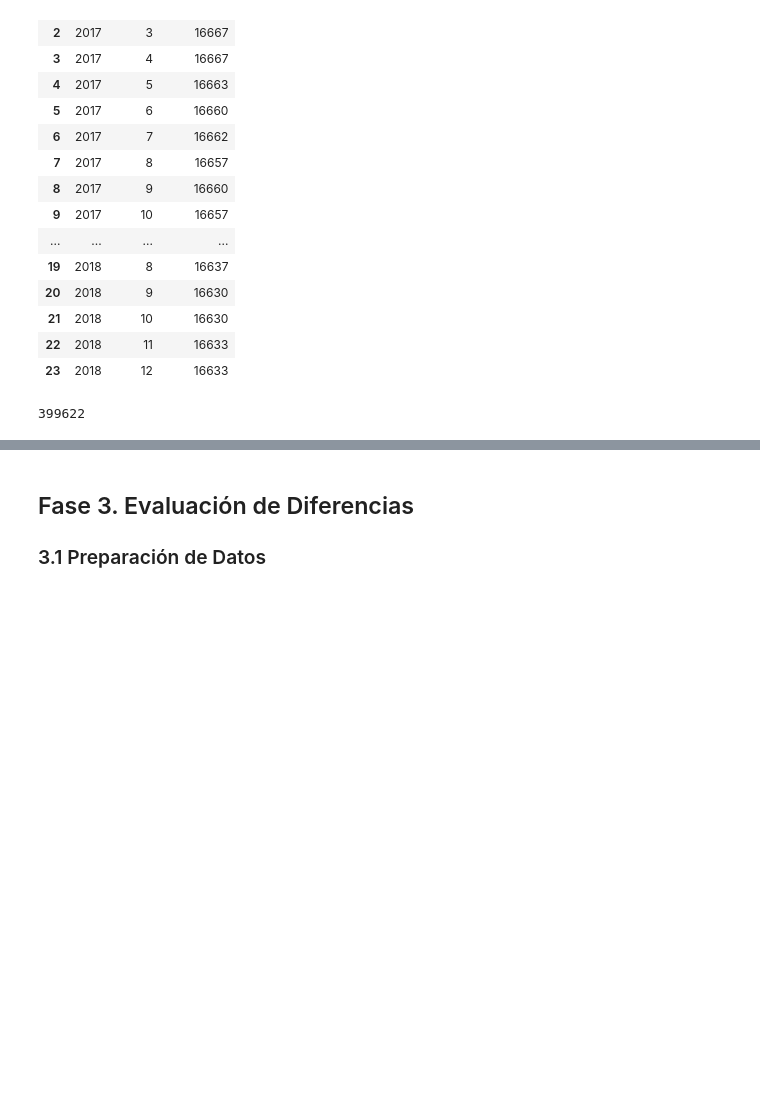
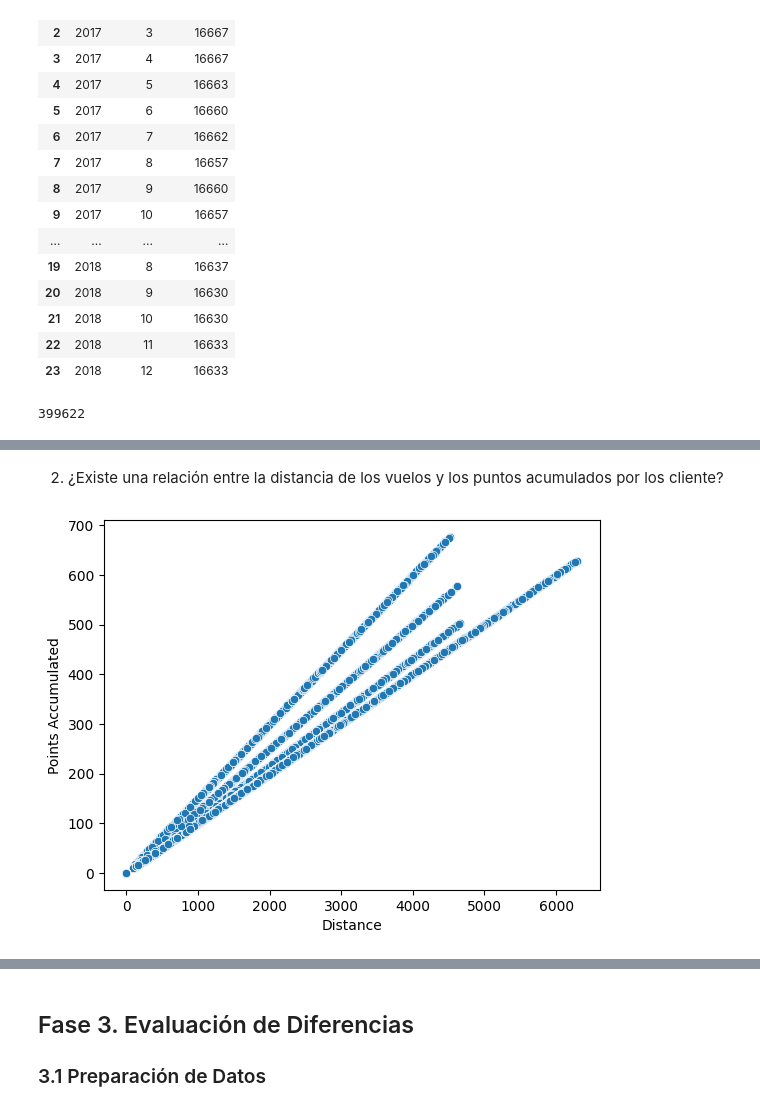
Before and after one commit to Adalab/bda-modulo-3-evaluacion-final-afcampillo, a Jupyter notebook: M3_TransformandoDatos_Evaluacion.ipynb, the cells around one changed output, grey strips where cells are left out. Cells and saved outputs as stored; diff of their text form; code cells hidden in the pictures; blank space fills up the shorter version.

```diff
--- a/M3_TransformandoDatos_Evaluacion.ipynb
+++ b/M3_TransformandoDatos_Evaluacion.ipynb
@@ -1106,0 +1164,9 @@ df_flight_activity.tail(3)
+# %% [markdown]
+2. ¿Existe una relación entre la distancia de los vuelos y los puntos acumulados por los cliente?
+# %%
+sns.scatterplot(x= 'Distance', y= 'Points Accumulated', data = df_loyalty_customer_activity);
+
+# Existe una relación positiva fuerte entre la distancia volada y los puntos acumulados. Además, las distintas líneas del
+# gráfico sugieren que existen 4 relaciones distintas que probablemente dependan de distintas categorías del DataFrame.
+# %% [output]
+[figure, added]
```
Also changed, not shown: parts of 33 cells of this notebook, 2 other files.
